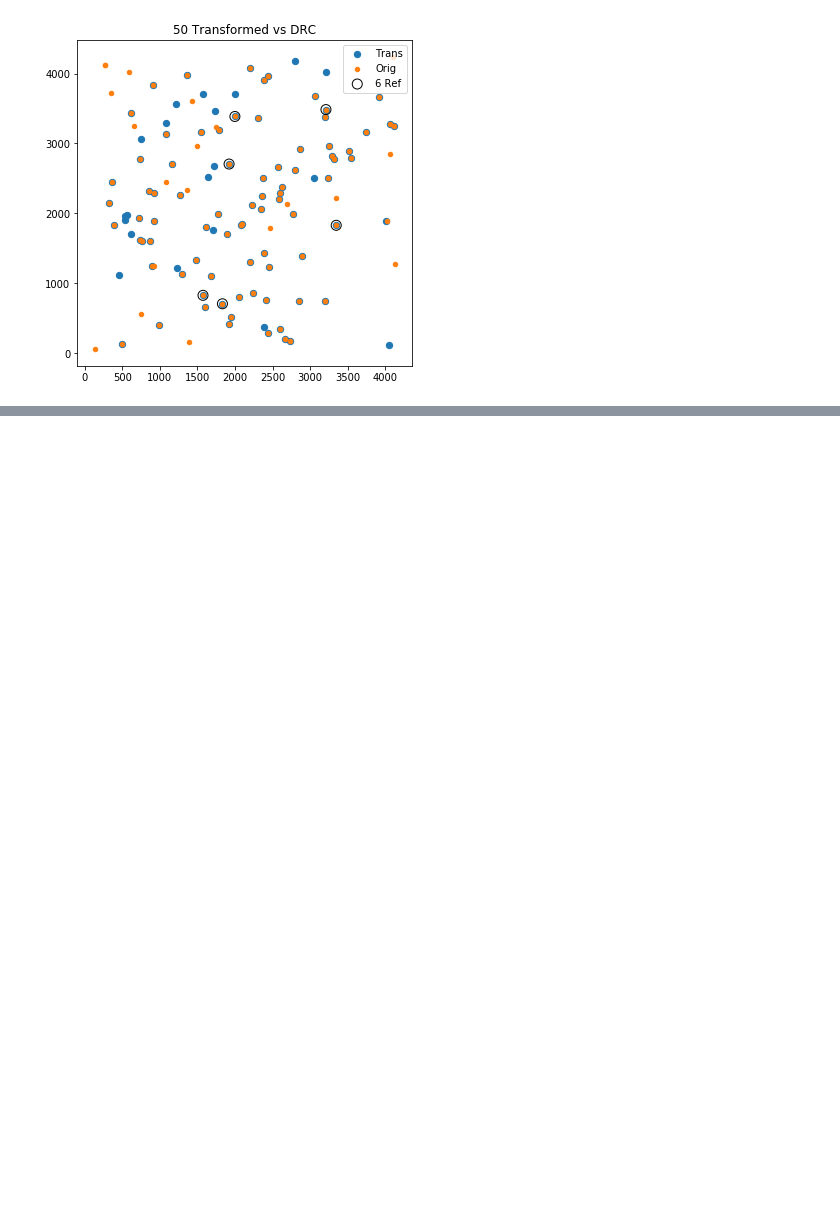
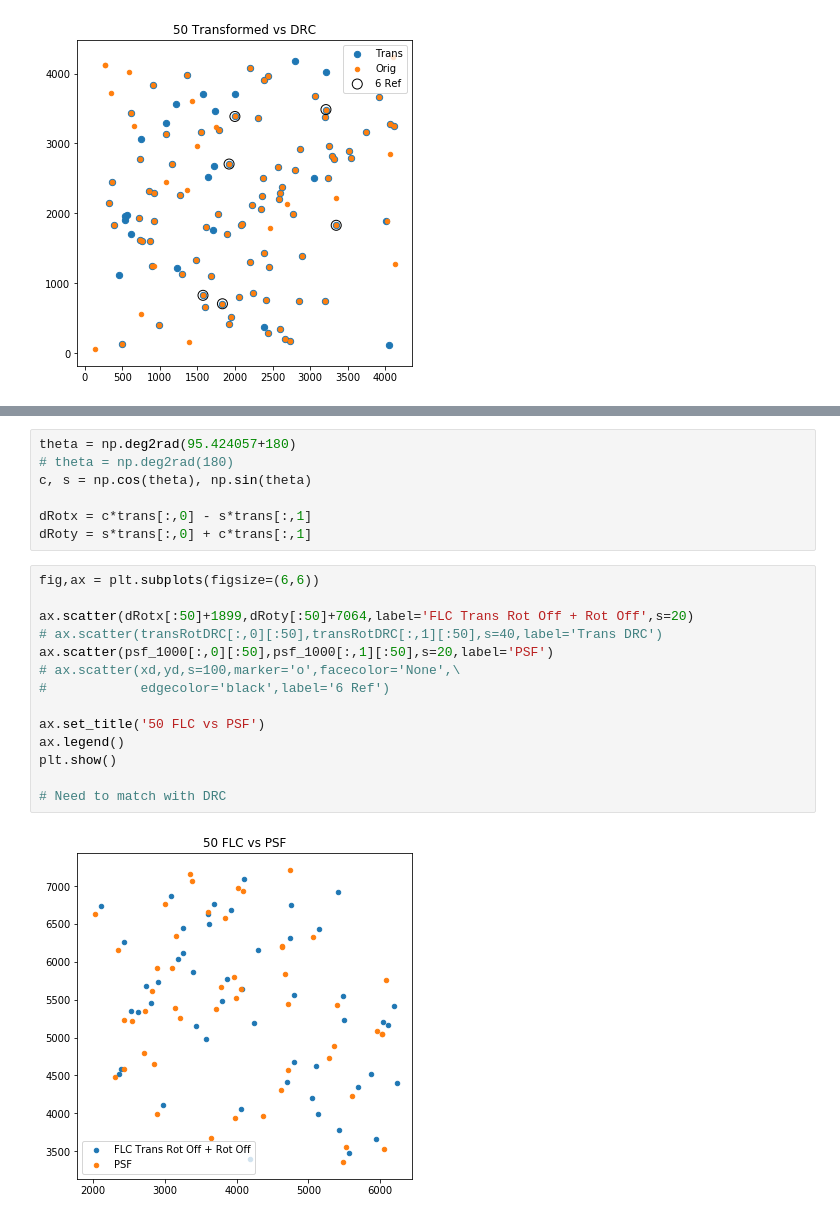
Before and after one commit to hrichstein/photRun0520, a Jupyter notebook: ditherMatching1000.ipynb, the cells around one changed output, grey strips where cells are left out. Saved outputs shown, nothing was run; the diff lists cells and outputs as text; blank space fills up the shorter version.

```diff
--- a/ditherMatching1000.ipynb
+++ b/ditherMatching1000.ipynb
@@ -396,0 +433,23 @@ plt.show()
+# %%
+theta = np.deg2rad(95.424057+180)
+# theta = np.deg2rad(180)
+c, s = np.cos(theta), np.sin(theta)
+
+dRotx = c*trans[:,0] - s*trans[:,1]
+dRoty = s*trans[:,0] + c*trans[:,1]
+# %%
+fig,ax = plt.subplots(figsize=(6,6))
+
+ax.scatter(dRotx[:50]+1899,dRoty[:50]+7064,label='FLC Trans Rot Off + Rot Off',s=20)
+# ax.scatter(transRotDRC[:,0][:50],transRotDRC[:,1][:50],s=40,label='Trans DRC')
+ax.scatter(psf_1000[:,0][:50],psf_1000[:,1][:50],s=20,label='PSF')
+# ax.scatter(xd,yd,s=100,marker='o',facecolor='None',\
+#            edgecolor='black',label='6 Ref')
+
+ax.set_title('50 FLC vs PSF')
+ax.legend()
+plt.show()
+
+# Need to match with DRC
+# %% [output]
+[figure, added]
```
Also changed, not shown: parts of 19 cells of this notebook, 1 other file.
